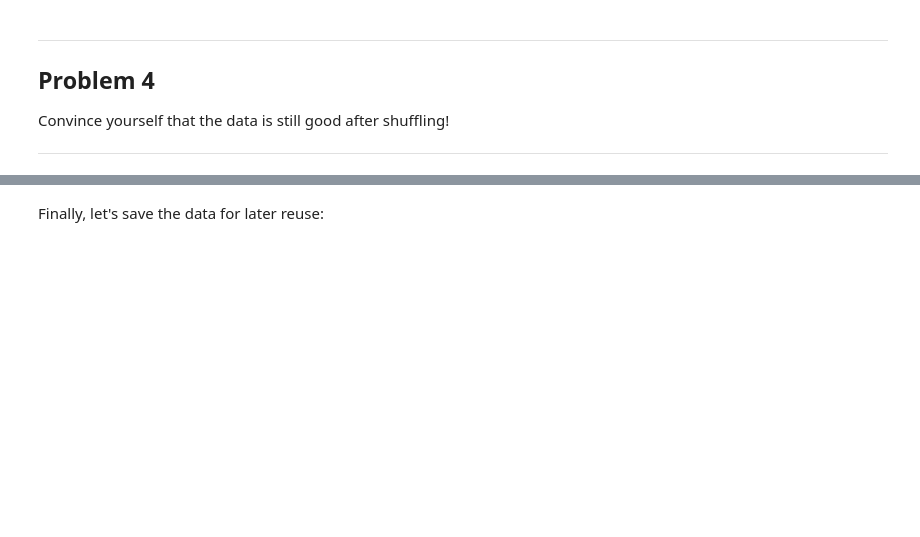
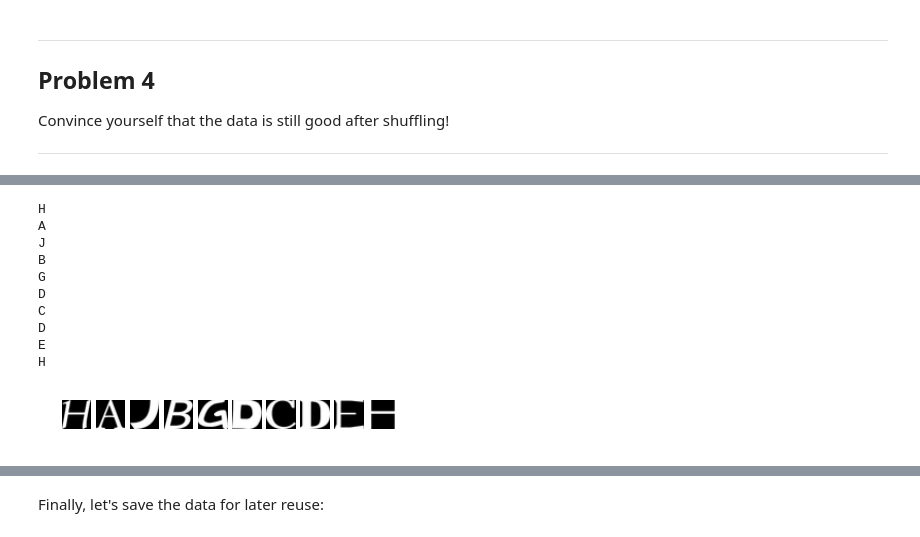
Before and after one commit to saulugo/dl_udacity, a Jupyter notebook: 1_notmnist.ipynb, the cells around one changed output, grey strips where cells are left out. Cells and saved outputs as stored; diff of their text form; code cells hidden in the pictures; blank space fills up the shorter version.

```diff
--- a/1_notmnist.ipynb
+++ b/1_notmnist.ipynb
@@ -426,0 +404,34 @@ Convince yourself that the data is still good after shuffling!
+# %%
+%matplotlib inline
+import matplotlib.pyplot as plt
+import matplotlib.image as mpimg
+from random import sample
+import pickle
+import PIL.Image
+from cStringIO import StringIO
+import numpy as np
+
+fig = plt.figure()
+count = 0
+labels_dictionary = {0 : 'A', 1 : 'B', 2 : 'C', 3 : 'D', 4 : 'E', 5 : 'F', 6 : 'G', 7 : 'H', 8 : 'I', 9 : 'J'}
+
+check_test_dataset_rows = sample(range(test_dataset.shape[0]),10)
+check_test_dataset_labels = test_labels[check_test_dataset_rows]
+
+for i, label in enumerate(check_test_dataset_labels):
+    print(labels_dictionary[label])
+    fig.add_subplot(1,10,i+1)
+    plt.imshow(test_dataset[check_test_dataset_rows[i],:,:],cmap = 'gray' )
+    plt.axis('off')
+# %% [output]
+H
+A
+J
+B
+G
+D
+C
+D
+E
+H
+[figure, added]
```
Also changed, not shown: parts of 10 cells of this notebook.
